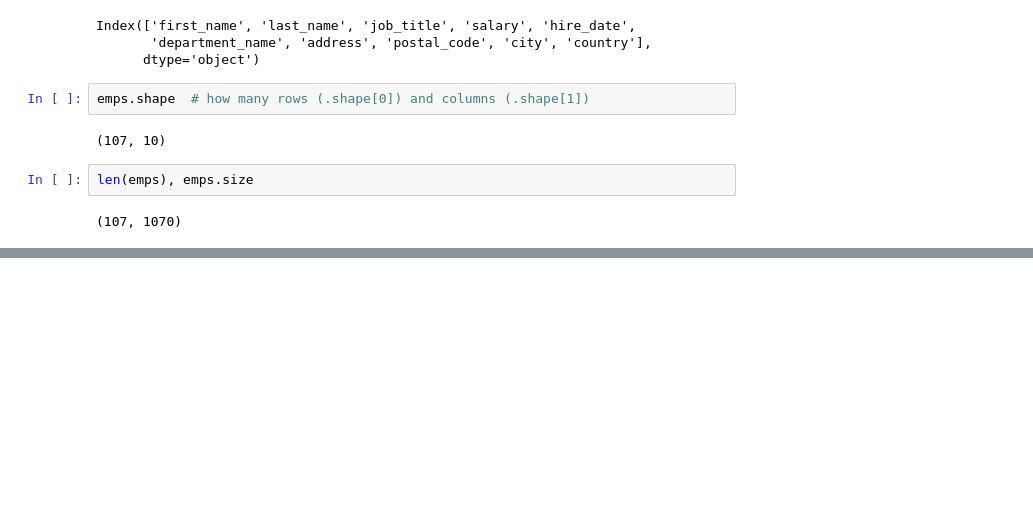
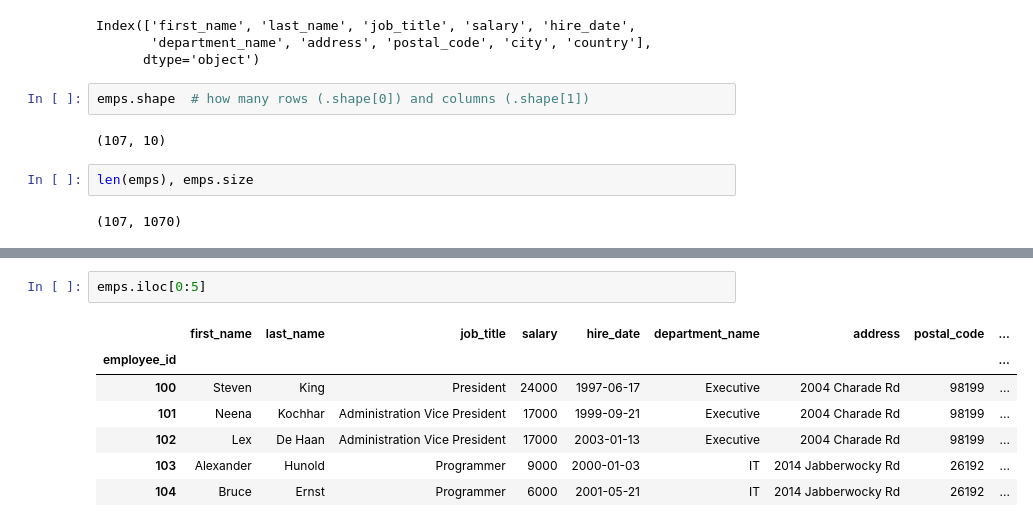
Before and after one commit to piotrgradzinski/dap_20230114, a Jupyter notebook: day_7_pgg/emps_access_filtering.ipynb, the cells around one changed output, grey strips where cells are left out. Drawn from its saved outputs; the diff is of its cells as text; blank space fills up the shorter version.

```diff
--- a/day_7_pgg/emps_access_filtering.ipynb
+++ b/day_7_pgg/emps_access_filtering.ipynb
@@ -117,0 +200,10 @@ len(emps), emps.size
+# %%
+emps.iloc[0:5]
+# %% [output]
+|  | first_name | last_name | job_title | salary | hire_date | department_name | address | postal_code | ... |
+| employee_id |  |  |  |  |  |  |  |  | ... |
+| 100 | Steven | King | President | 24000 | 1997-06-17 | Executive | 2004 Charade Rd | 98199 | ... |
+| 101 | Neena | Kochhar | Administration Vice President | 17000 | 1999-09-21 | Executive | 2004 Charade Rd | 98199 | ... |
+| 102 | Lex | De Haan | Administration Vice President | 17000 | 2003-01-13 | Executive | 2004 Charade Rd | 98199 | ... |
+| 103 | Alexander | Hunold | Programmer | 9000 | 2000-01-03 | IT | 2014 Jabberwocky Rd | 26192 | ... |
+| 104 | Bruce | Ernst | Programmer | 6000 | 2001-05-21 | IT | 2014 Jabberwocky Rd | 26192 | ... |
```
Also changed, not shown: parts of 20 cells of this notebook.
